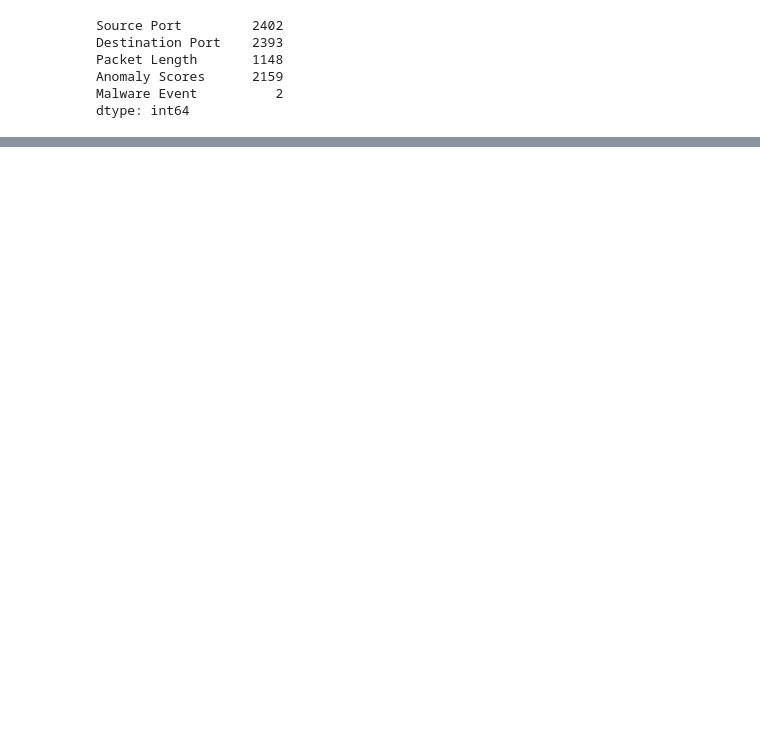
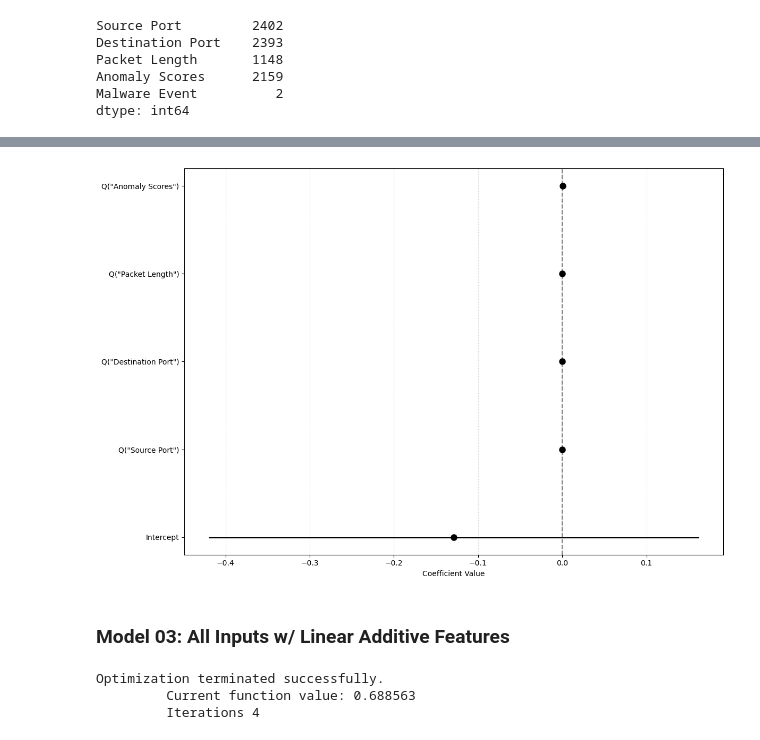
Before and after one commit to mytechnotalent/Reverse-Engineering-Data, a Jupyter notebook: 03-LR.ipynb, the cells around one changed output, grey strips where cells are left out. Cells and saved outputs as stored; diff of their text form; code cells hidden in the pictures; blank space fills up the shorter version.

```diff
--- a/03-LR.ipynb
+++ b/03-LR.ipynb
@@ -419,0 +563,14 @@ plt.show()
+# %%
+my_coefplot(model_02)
+# %% [output]
+[figure, added]
+# %% [markdown]
+### Model 03: All Inputs w/ Linear Additive Features
+# %%
+model_03 = smf.logit(formula=formula_list[3],
+                     data=df_clean). \
+                     fit()
+# %% [output]
+Optimization terminated successfully.
+         Current function value: 0.688563
+         Iterations 4
```
Also changed, not shown: parts of 147 cells of this notebook, 1 other file.
